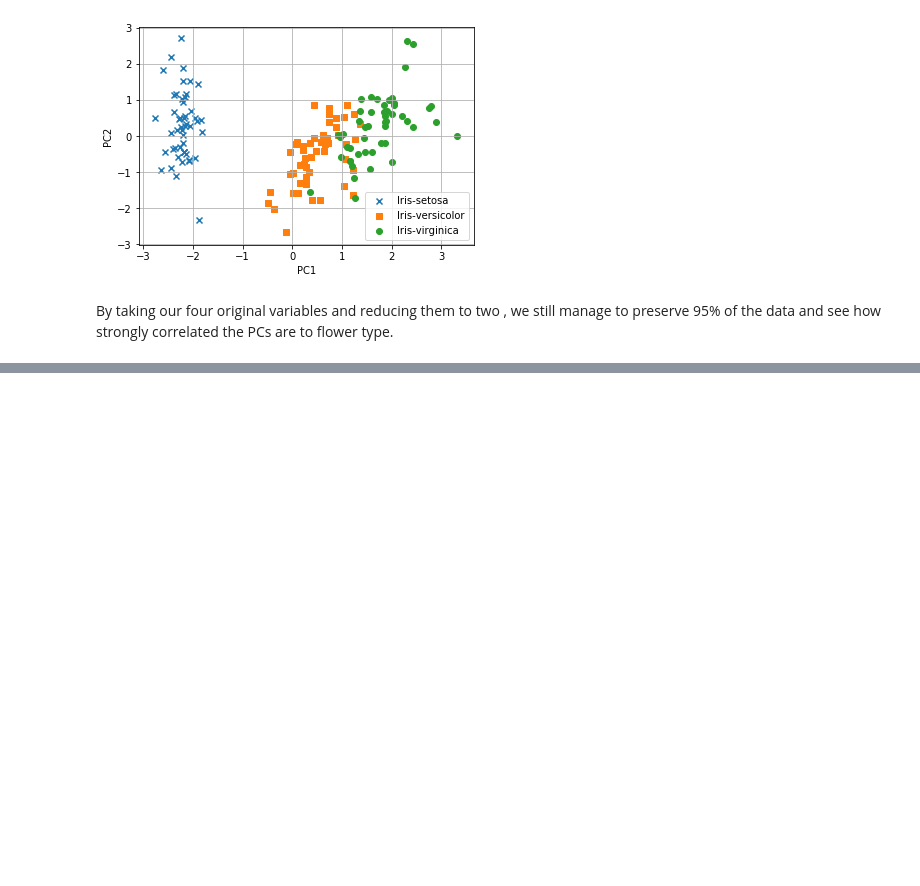
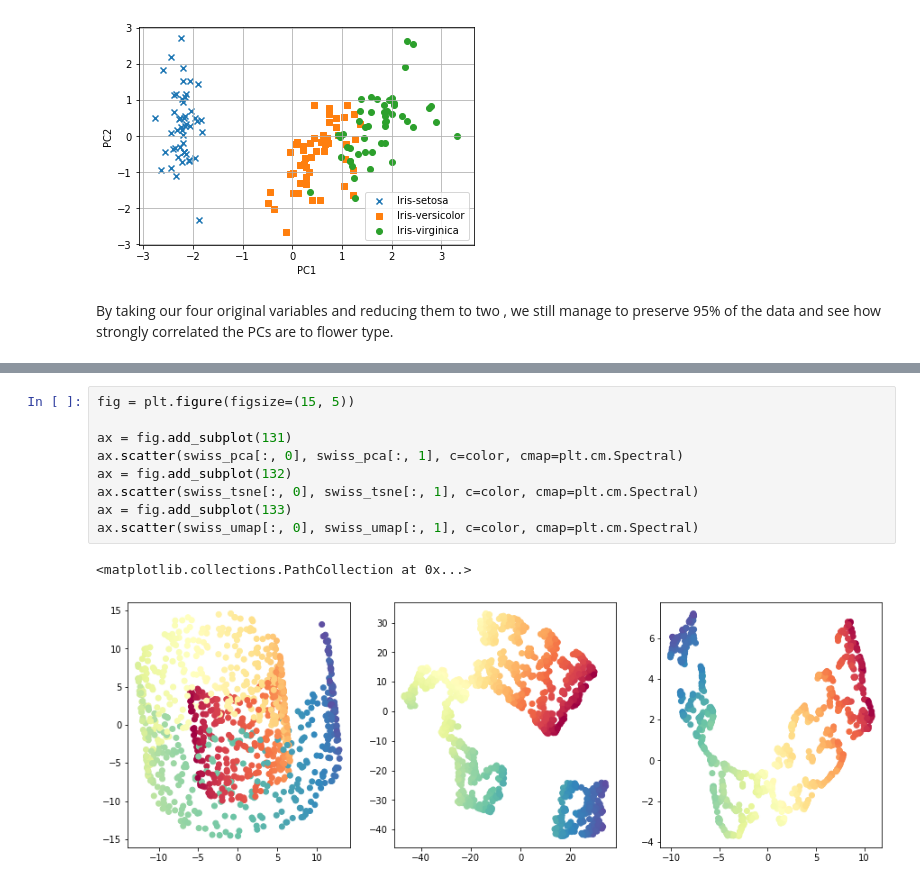
Before and after one commit to diazale/dimension_reduction_workshop, a Jupyter notebook: toy_examples.ipynb, the cells around one changed output, grey strips where cells are left out. Drawn from its saved outputs; the diff is of its cells as text; blank space fills up the shorter version.

```diff
--- a/toy_examples.ipynb
+++ b/toy_examples.ipynb
@@ -263,0 +313,12 @@ By taking our four original variables and reducing them to two , we still manage
+# %%
+fig = plt.figure(figsize=(15, 5))
+
+ax = fig.add_subplot(131)
+ax.scatter(swiss_pca[:, 0], swiss_pca[:, 1], c=color, cmap=plt.cm.Spectral)
+ax = fig.add_subplot(132)
+ax.scatter(swiss_tsne[:, 0], swiss_tsne[:, 1], c=color, cmap=plt.cm.Spectral)
+ax = fig.add_subplot(133)
+ax.scatter(swiss_umap[:, 0], swiss_umap[:, 1], c=color, cmap=plt.cm.Spectral)
+# %% [output]
+<matplotlib.collections.PathCollection at 0x...>
+[figure, added]
```
Also changed, not shown: parts of 3 cells of this notebook.
